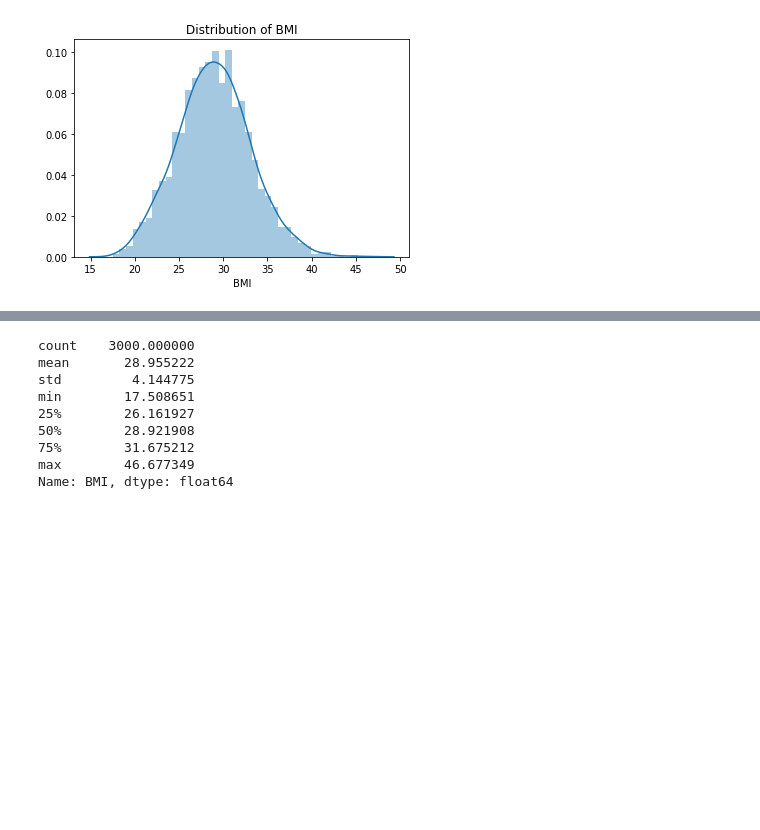
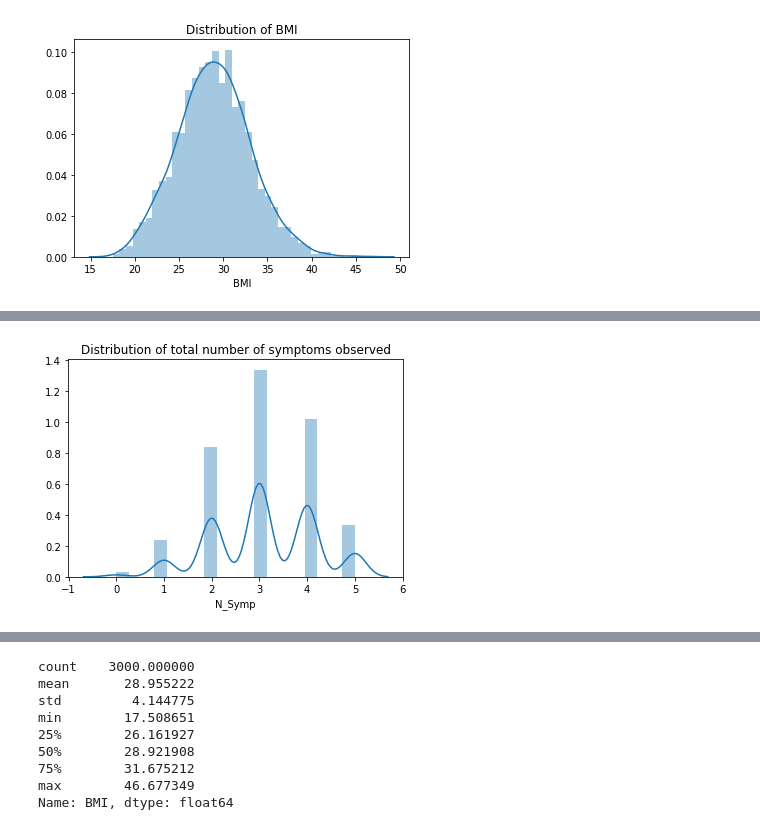
Before and after one commit to soonnanwee/H_Assignment, a Jupyter notebook: Holmusk - With FeatureImportance.ipynb, the cells around one changed output, grey strips where cells are left out. Saved outputs shown, nothing was run; the diff lists cells and outputs as text; code cells hidden in the pictures; blank space fills up the shorter version.

```diff
--- a/Holmusk - With FeatureImportance.ipynb
+++ b/Holmusk - With FeatureImportance.ipynb
@@ -171,0 +182,6 @@ plt.show()
+# %%
+distPlot_N_Symp = sns.distplot(merged['N_Symp'])
+plt.title("Distribution of total number of symptoms observed")
+plt.show()
+# %% [output]
+[figure, added]
```
Also changed, not shown: parts of 36 cells of this notebook.
